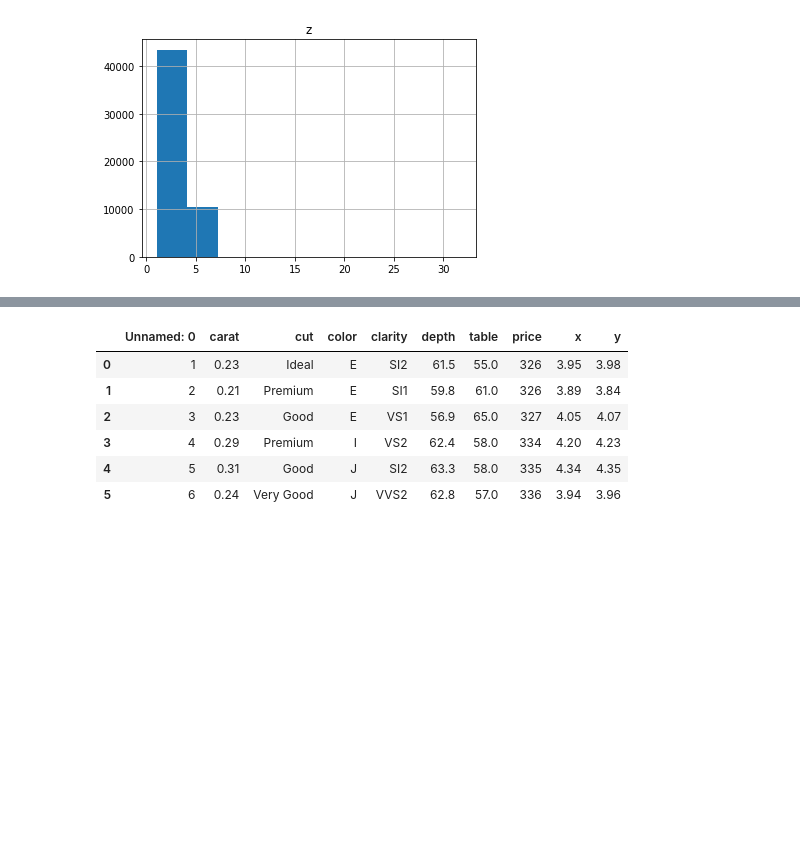
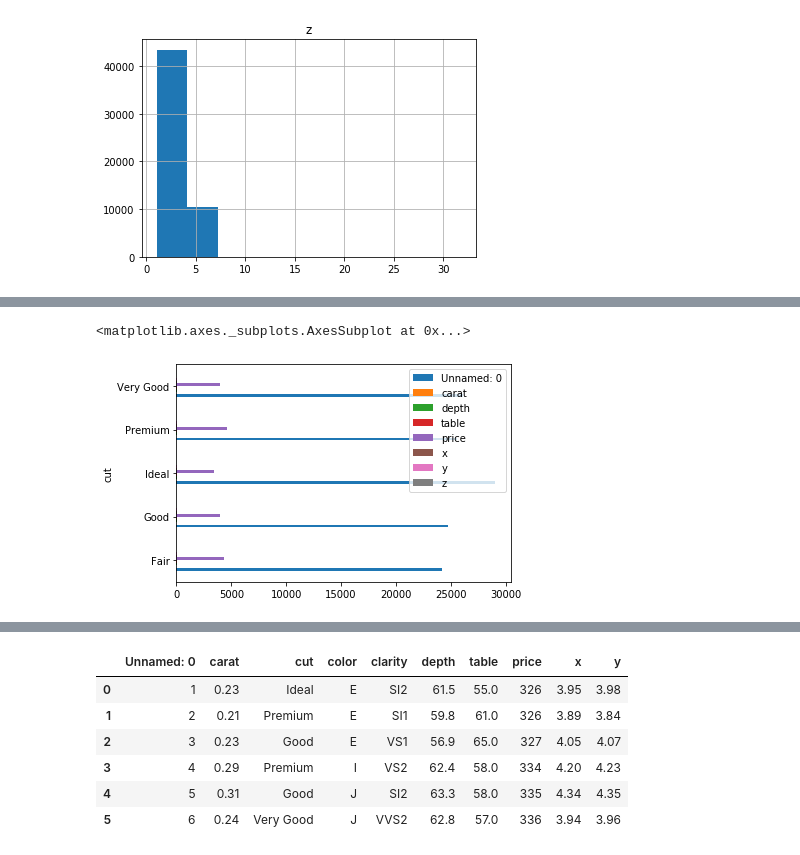
Before and after one commit to manisha9608/census-income-data-prediction, a Jupyter notebook: que2/diamonds.ipynb, the cells around one changed output, grey strips where cells are left out. Saved outputs shown, nothing was run; the diff lists cells and outputs as text; code cells hidden in the pictures; blank space fills up the shorter version.

```diff
--- a/que2/diamonds.ipynb
+++ b/que2/diamonds.ipynb
@@ -392,0 +467,6 @@ array([[<matplotlib.axes._subplots.AxesSubplot object at 0x...>]],
+# %%
+# Impact of cut
+diamonds_df.groupby(['cut']).mean().plot.barh()
+# %% [output]
+<matplotlib.axes._subplots.AxesSubplot at 0x...>
+[figure, added]
```
Also changed, not shown: parts of 50 cells of this notebook.
